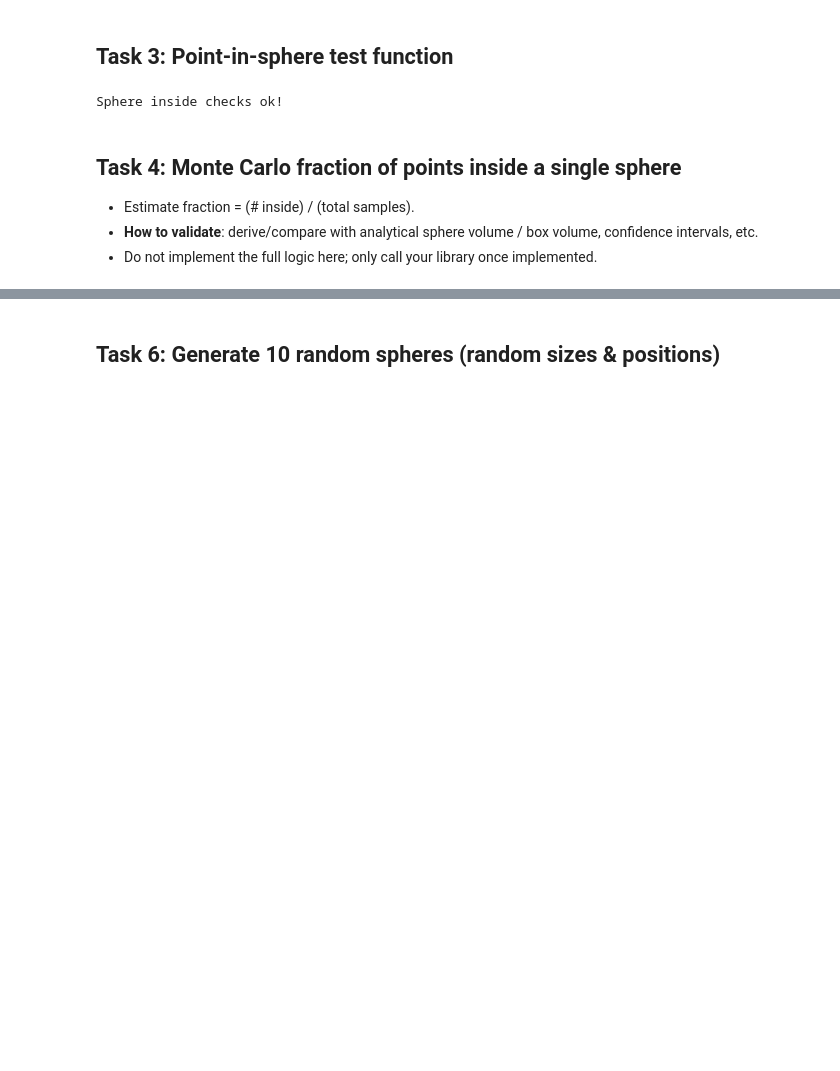
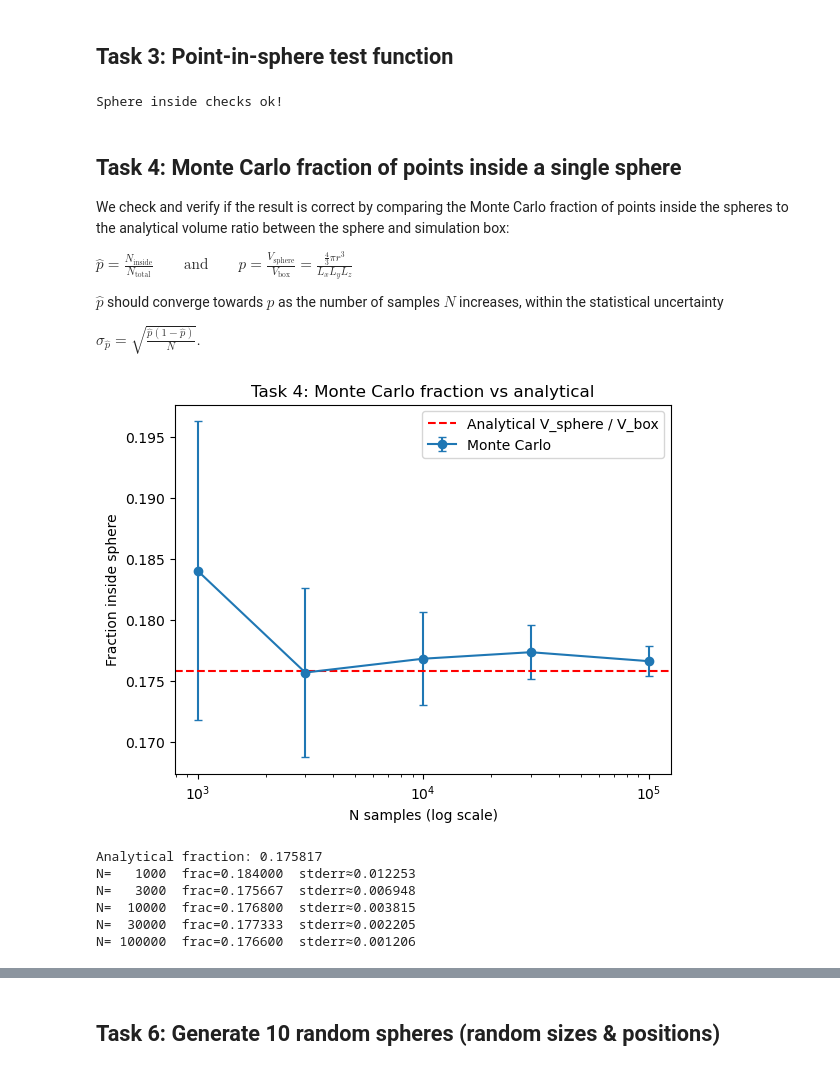
Before and after one commit to AmundRB/MOD300Project3, a Jupyter notebook: project3.ipynb, the cells around one changed output, grey strips where cells are left out. Cells and saved outputs as stored; diff of their text form; code cells hidden in the pictures; blank space fills up the shorter version.

Commit message:
Finished task 4 and started on 5

```diff
--- a/project3.ipynb
+++ b/project3.ipynb
@@ -141,11 +149,12 @@ Points inbound and Uniformity check cleared!
 # Sphere radius ranges
 r_min = 2.0
 r_max = 50.0
+rng = np.random.default_rng(123)
 
 # Create a sphere and assign center coordinates and radius to variables for testing
-s = random_sphere_in_box(box, r_min=r_min, r_max=r_max)
-c_x, c_y, c_z = s.center
-r = s.radius
+sphere = random_sphere_in_box(box, r_min=r_min, r_max=r_max, rng=rng)
+c_x, c_y, c_z = sphere.center
+r = sphere.radius
 
 # Finding geometric limit of box
 r_limit = 0.5 * min(box.xmax - box.xmin, box.ymax - box.ymin, box.zmax - box.zmin)
@@ -184,15 +193,62 @@ Sphere inside checks ok!
 # %% [markdown]
 ## Task 4: Monte Carlo fraction of points inside a single sphere
 
-- Estimate fraction = (# inside) / (total samples).
-- **How to validate**: derive/compare with analytical sphere volume / box volume, confidence intervals, etc.
-- Do not implement the full logic here; only call your library once implemented.
+
+We check and verify if the result is correct by comparing the Monte Carlo fraction of points inside the spheres to the analytical volume ratio between the sphere and simulation box:
+
+$
+\hat{p} = \frac{N_{\text{inside}}}{N_{\text{total}}}
+\qquad \text{and} \qquad
+p = \frac{V_{\text{sphere}}}{V_{\text{box}}}
+= \frac{\frac{4}{3}\pi r^3}{L_x L_y L_z}
+$
+
+$\hat{p}$ should converge towards $p$
+as the number of samples $N$ increases, within the statistical uncertainty
+
+$
+\sigma_{\hat{p}} = \sqrt{\frac{\hat{p}(1 - \hat{p})}{N}}.
+$
 # %%
-# TODO: Call your Monte Carlo estimator from project_lib
-# fraction, stderr = estimate_fraction_inside_spheres(box, [sphere], n_samples=...)
-# print(fraction, stderr)
-# Optional: plot convergence (no actual plotting until your functions exist)
-pass
+# 1) Make a simple box and one random sphere that fits inside
+
+rng = np.random.default_rng(123)
+
+# 2) Monte Carlo estimates at increasing N (to show convergence)
+Ns = [1_000, 3_000, 10_000, 30_000, 100_000]
+estimates = []
+errors = []
+
+for N in Ns:
+    frac, err = estimate_fraction_inside_sphere(box, sphere, n_samples=N, rng=rng)
+    estimates.append(frac)
+    errors.append(err)
+
+# 3) Analytical fraction for sanity check
+expected = sphere.volume() / box.volume()
+
+# 4) Plot
+plt.figure()
+plt.errorbar(Ns, estimates, yerr=errors, fmt="o-", capsize=3, label="Monte Carlo")
+plt.axhline(expected, linestyle="--", label="Analytical V_sphere / V_box", color="red")
+plt.xscale("log")
+plt.xlabel("N samples (log scale)")
+plt.ylabel("Fraction inside sphere")
+plt.title("Task 4: Monte Carlo fraction vs analytical")
+plt.legend()
+plt.show()
+
+print(f"Analytical fraction: {expected:.6f}")
+for N, p, se in zip(Ns, estimates, errors):
+    print(f"N={N:>7d}  frac={p:.6f}  stderr≈{se:.6f}")
+# %% [output]
+[figure, added]
+Analytical fraction: 0.175817
+N=   1000  frac=0.184000  stderr≈0.012253
+N=   3000  frac=0.175667  stderr≈0.006948
+N=  10000  frac=0.176800  stderr≈0.003815
+N=  30000  frac=0.177333  stderr≈0.002205
+N= 100000  frac=0.176600  stderr≈0.001206
 # %% [markdown]
 ## Task 5: Estimate π as a function of N (sanity check)
 
```
Also changed, not shown: parts of 6 cells of this notebook, 1 other file.
